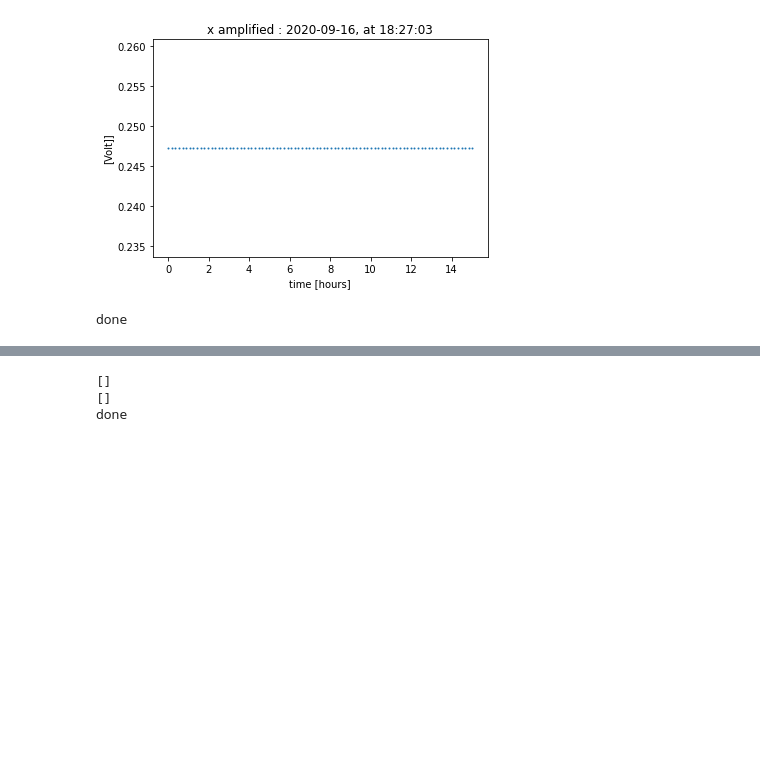
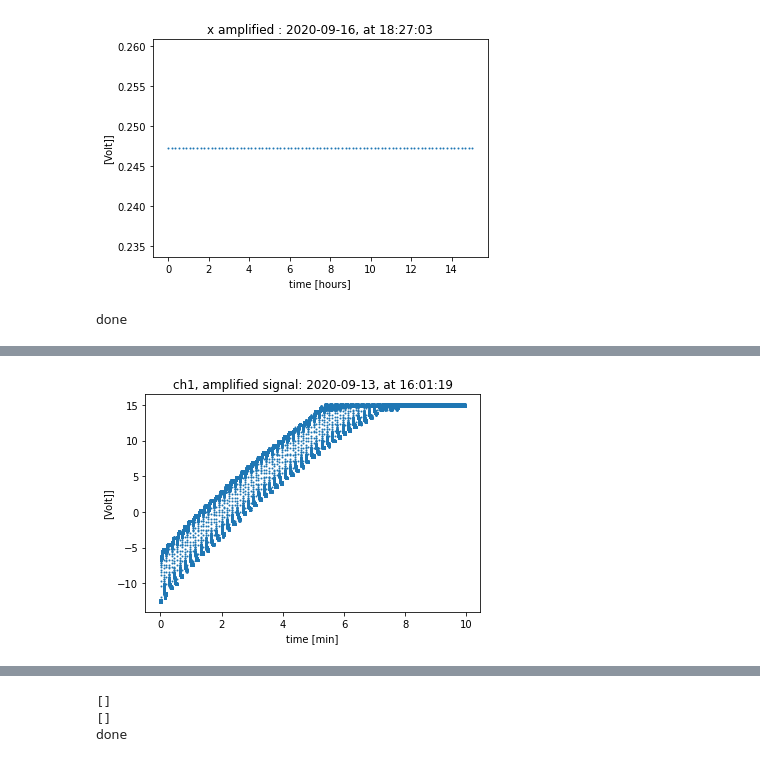
Before and after one commit to EinavGry/Lab---precision-measurements, a Jupyter notebook: Reading_out_data.ipynb, the cells around one changed output, grey strips where cells are left out. Saved outputs shown, nothing was run; the diff lists cells and outputs as text; code cells hidden in the pictures; blank space fills up the shorter version.

```diff
--- a/Reading_out_data.ipynb
+++ b/Reading_out_data.ipynb
@@ -37,13 +37,28 @@ def plotting_saving(t,x,start_time,plt_num):
     plt.savefig(save_name ,bbox_inches='tight')
     plt.show()
 
+def plotting_saving_ch(t,x,start_time,ch_num,ch_name):
+    # change to saving-directory
+    save_to_path = os.path.join(repo_path, "figs")
+    os.chdir(save_to_path)
+    #
+    add_the_time = datetime.datetime.fromtimestamp(start_time).strftime('%Y%m%d_%H%M')
+    print(add_the_time)
+    plt.title(datetime.datetime.fromtimestamp(start_time).strftime(ch_num+', '+ch_name+ ': %Y-%m-%d, at %H:%M:%S'))
+    plt.xlabel('time [min]')
+    plt.ylabel('[Volt]]')
+    plt.scatter(t, x,s = 1)
+    save_name = "fig_"+add_the_time+"_"+ch_num+"_min"
+    plt.savefig(save_name ,bbox_inches='tight')
+    plt.show()
+
 # save_to_path = os.path.join(repo_path, "figs")
 # os.chdir(save_to_path)
 
 print("done")
 # go back to original directory
 os.chdir(repo_path)
-# print( os.getcwd())
+print( os.getcwd())
 # %% [output]
 ok
 done
@@ -262,0 +479,71 @@ round_done(repo_path)
+# %%
+# 20200913_1601
+time_stamps = []
+
+# set path to get data
+pickle_path = get_pickle_path(repo_path)
+os.chdir(pickle_path)
+
+# get data
+file_name = 'data_200913n1600.pickle'
+# list_of_files_yet_to_open.remove(file_name)
+f = open(file_name,'rb')
+scope_data = pickle.load(f)
+# print(scope_data)
+# print(len(scope_data))
+
+def plotting_saving_ch(t,x,start_time,ch_num,ch_name):
+    # change to saving-directory
+    save_to_path = os.path.join(repo_path, "figs")
+    os.chdir(save_to_path)
+    #
+    add_the_time = datetime.datetime.fromtimestamp(start_time).strftime('%Y%m%d_%H%M')
+    print(add_the_time)
+    plt.title(datetime.datetime.fromtimestamp(start_time).strftime(ch_num+', '+ch_name+ ': %Y-%m-%d, at %H:%M:%S'))
+    plt.xlabel('time [min]')
+    plt.ylabel('[Volt]]')
+    plt.scatter(t, x,s = 1)
+    save_name = "fig_"+add_the_time+"_"+ch_num+"_min"
+    plt.savefig(save_name ,bbox_inches='tight')
+    plt.show()
+
+n = 0
+with open(file_name, 'rb') as handle:
+        try:
+            while True:
+                temp_array = pickle.load(handle)
+                print(len(temp_array))
+                if len(temp_array) == 2:
+                    start_time = temp_array[0][0]
+                    t = temp_array[0][1:]
+                    x = temp_array[1]
+                    plt_num = n
+                    ch_num = 'ch1'
+                    ch_name ='amplified signal'
+                    plotting_saving_ch(t,x,start_time,ch_num,ch_name)
+                    n=n+1
+                    # set path to get data
+                    pickle_path = get_pickle_path(repo_path)
+                    os.chdir(pickle_path)
+                else:
+                    start_time = temp_array[0][0]
+                    t1 = temp_array[0][1:]
+                    x1 = temp_array[1]
+                    t2 = temp_array[2][1:]
+                    x2 = temp_array[3]
+                    # change to saving-directory
+                    save_to_path = os.path.join(repo_path, "figs")
+                    os.chdir(save_to_path)
+                    plt_num = str(n+1)
+                    plotting_saving(t1,x1,start_time,plt_num)
+                    plt_num = str(n+2)
+                    plotting_saving(t2,x2,start_time,plt_num)
+                    n = n+2
+                    # set path to get data
+                    pickle_path = get_pickle_path(repo_path)
+                    os.chdir(pickle_path)
+        except EOFError:
+            pass
+
+round_done(repo_path)
+# %% [output]
@@ -262,0 +552 @@ round_done(repo_path)
+[figure, added]
```
Also changed, not shown: parts of 36 cells of this notebook, 39 other files.
